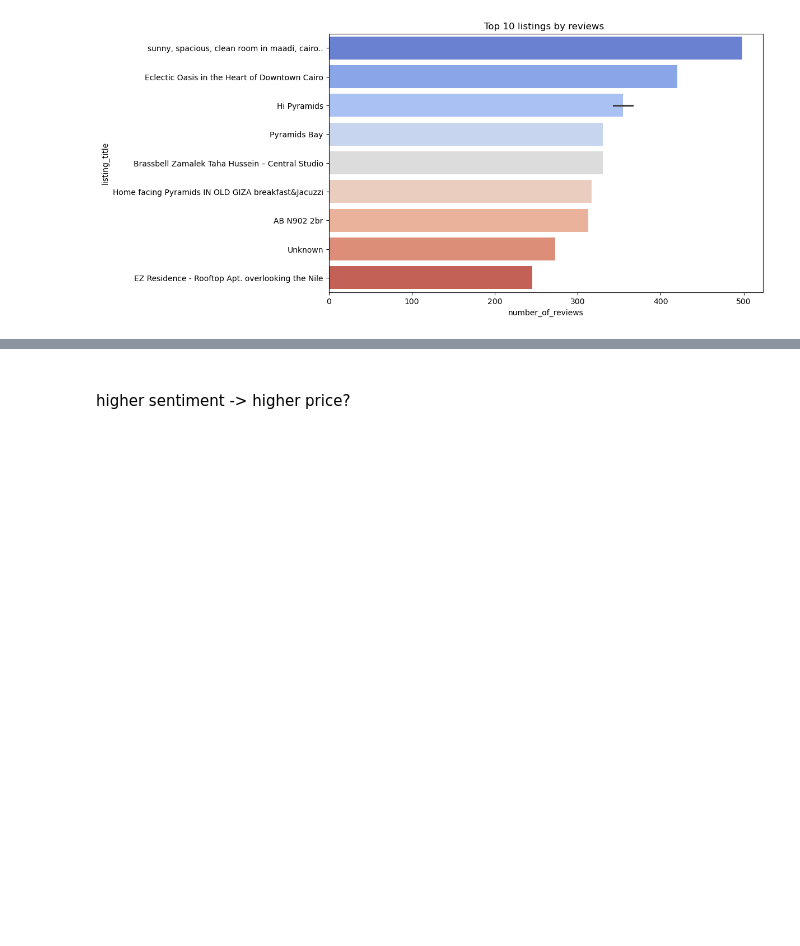
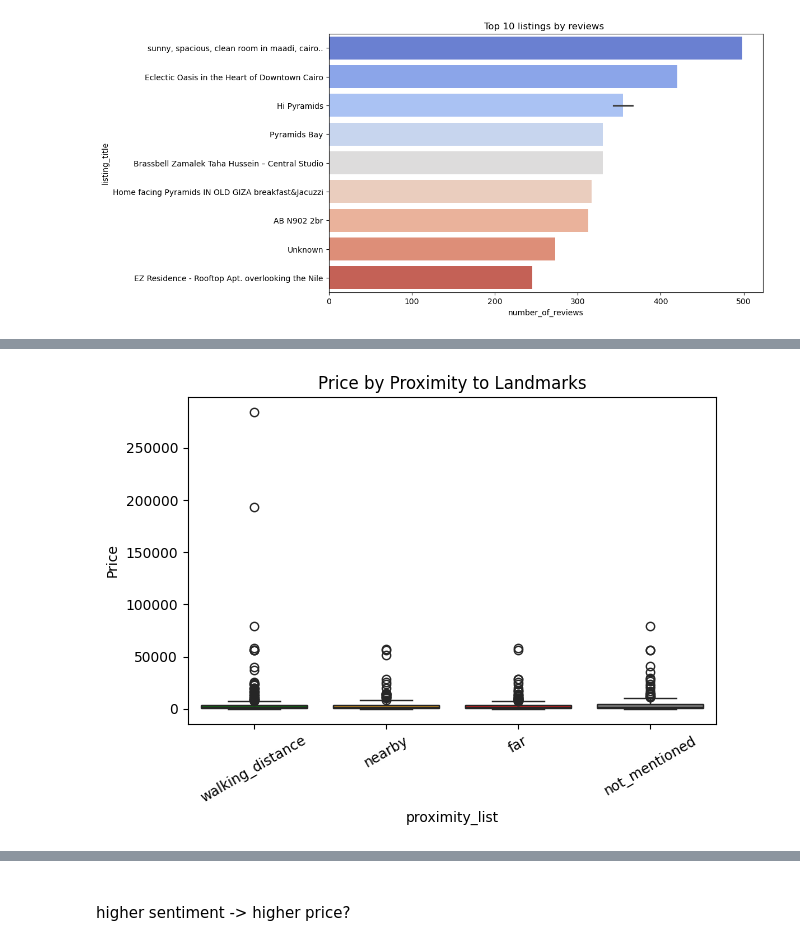
Before and after one commit to Mennaa-Ayman/Airbnb-Data-Analytics, a Jupyter notebook: Analysis/Rental-Feature-Analysis.ipynb, the cells around one changed output, grey strips where cells are left out. Saved outputs shown, nothing was run; the diff lists cells and outputs as text; code cells hidden in the pictures; blank space fills up the shorter version.

```diff
--- a/Analysis/Rental-Feature-Analysis.ipynb
+++ b/Analysis/Rental-Feature-Analysis.ipynb
@@ -101,0 +141,19 @@ Passing `palette` without assigning `hue` is deprecated and will be removed in v
+# %%
+# ── Proximity to Landmarks ───────────────────────────────────────────────────
+df['proximity_list'] = df['proximity_to_landmarks'].apply(parse_list_col)
+df_proximity_exploded = df.explode('proximity_list').reset_index(drop=True)
+
+sns.boxplot(x='proximity_list', y='price_breakdown_baseprice_price', data=df_proximity_exploded,
+            order=['walking_distance', 'nearby', 'far', 'not_mentioned'],
+            hue='proximity_list',
+            hue_order=['walking_distance', 'nearby', 'far', 'not_mentioned'],
+            palette=['green', 'orange', 'red', 'gray'],
+            legend=False)
+plt.title('Price by Proximity to Landmarks')
+plt.xticks(rotation=30)
+plt.ylabel('Price')
+plt.tight_layout()
+plt.savefig('../Plots/price_by_proximity.png', bbox_inches='tight', dpi=150)
+plt.show()
+# %% [output]
+[figure, added]
```
Also changed, not shown: parts of 8 cells of this notebook, 6 other files.
